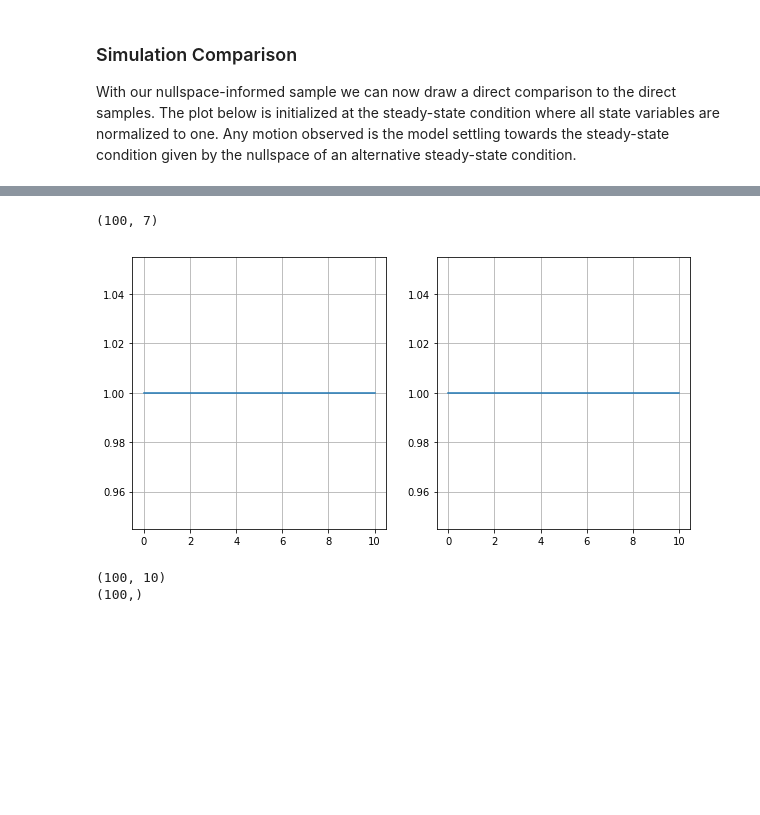
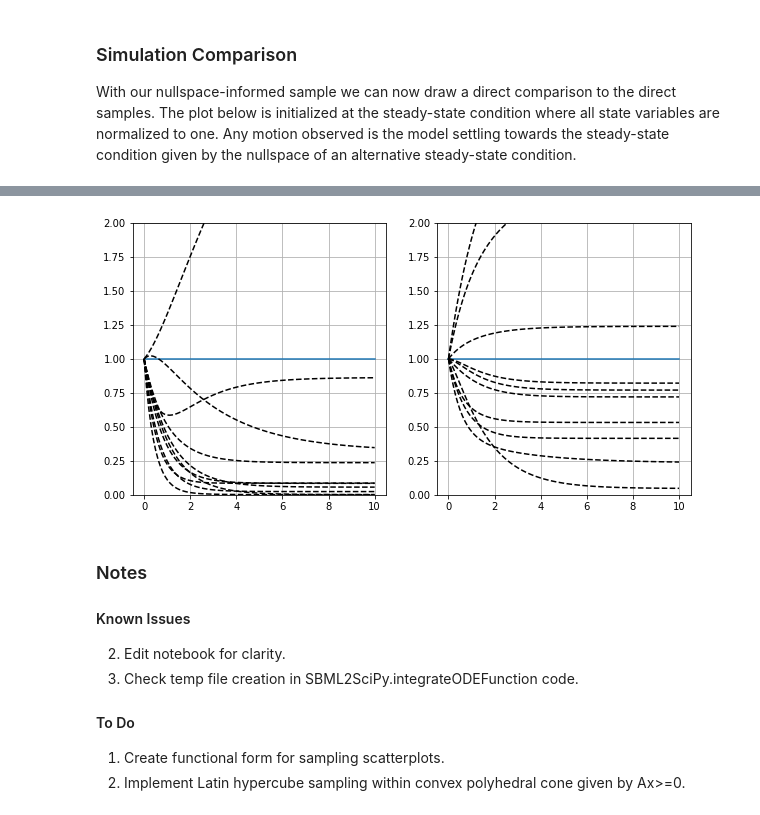
Before and after one commit to mridullpandey/SBML-Analysis-Toolbox, a Jupyter notebook: Signal Mass-Transfer Formulation.ipynb, the cells around one changed output, grey strips where cells are left out. Saved outputs shown, nothing was run; the diff lists cells and outputs as text; code cells hidden in the pictures; blank space fills up the shorter version.

Commit message:
finished initial nullspace-informed sampling method

```diff
--- a/Signal Mass-Transfer Formulation.ipynb
+++ b/Signal Mass-Transfer Formulation.ipynb
@@ -213,7 +212,7 @@ SciPyModel = SBML2SciPy.createNullSpaceFunction( SciPyModel )
 Then we can create a preliminary sample using the direct sampling approach.
 # %%
 # Sample space bounds
-GMin = [-5, -5, -5, 0, 0]
+GMin = [0, 0, 0, 0, 0]
 GMax = [5, 5, 5, 2, 2]
 
 # First Latin-Hypercube Sample
@@ -225,7 +224,7 @@ Finally for each sample, create the respective nullspace matrix using the steady
 import numpy, itertools
 
 # Initialize array to capture output
-KSample = np.empty((NumSamples, 5))
+KSample = numpy.empty((NumSamples, 5))
 
 # Apply nullspace to each presample vector
 for i in range(NumSamples):
@@ -234,7 +233,7 @@ for i in range(NumSamples):
             PreSample[i, :-2].tolist())
 
 # Collect result into vector for comparison
-NullSample = np.concatenate((KSample, PreSample[:, -2:]), axis=1)
+NullSample = numpy.concatenate((KSample, PreSample[:, -2:]), axis=1)
 # %% [markdown]
 #### Sampling Comparison
 
@@ -373,9 +372,9 @@ The number of valid nullspace-informed samples is 0
 Thus to employ the nullspace-informed sampling approach, we must increase the number of samples drawn. While this at first appears to be more computationally expensive than the direct approach, we will see the benefit once we begin to simulate the model. To continue with this comparison, we will draw nullspace-informed samples until we obtain one which falls within our desired sampling domain.
 # %%
 counter = 0
-KSample = np.array([np.inf, np.inf, np.inf, np.inf, np.inf])
+KSample = numpy.ones(5)*numpy.inf
 while counter < 10000:
-    RanSample = np.random.rand(5)
+    RanSample = numpy.random.rand(5)
     ESample = RanSample[3:]
     KSample = SciPyModel.ToolboxFunctions.NullSpaceFunction(
         list(ESample), list(SciPyModel.Species.Value)).dot(list(RanSample[:3]))
@@ -389,7 +388,5 @@ NullSample = numpy.concatenate([KSample.tolist()[0],ESample.tolist()])
 
 print 'It took %s iterations to find one satisfactory condtion.' % int(
     counter + 1)
-print 'NullSample:'
-print str(NullSample)
 # %% [output]
 It took 1 iterations to find one satisfactory condtion.
@@ -407,7 +401,7 @@ SciPyModel.SimulationData.TimeEnd = 10
 SciPyModel.SimulationData.DataPoints = 100
 
 # Initialize a storage array
-yDirect = np.empty((NumSamples, SciPyModel.SimulationData.DataPoints,
+yDirect = numpy.empty((NumSamples, SciPyModel.SimulationData.DataPoints,
                     SciPyModel.Species.Quantity))
 
 # Loop over simulations for each direct parameter sample
@@ -415,10 +409,6 @@ for ix in range(NumSamples):
 
     # Reset parameter values to next direct sample
     SciPyModel.Parameters.Value = DirectSample[ix, :]
-
-    # Simulate given initialization
     SciPyModel = SBML2SciPy.integrateODEFunction(SciPyModel)
-
-    # Capture data from simulation
-    yDirect[i, :, :] = SciPyModel.SimulationData.Deterministic.Data
+    yDirect[ix,:,:] = SciPyModel.SimulationData.Deterministic.Data
 # %% [output]
@@ -441,32 +431,35 @@ ERROR: Unknown error. Unable to remove 1208PMApril232018.py
-# %%
-yNull.shape
-# %% [output]
-(100, 7)
 # %%
 from matplotlib import pyplot as plt
-%matplotlib inline
 
 tVec = numpy.linspace(SciPyModel.SimulationData.TimeStart,
                       SciPyModel.SimulationData.TimeEnd,
                       SciPyModel.SimulationData.DataPoints)
 plt.close()
 
 plt.figure(figsize=(10, 5))
 
 plt.subplot(1, 2, 1)
 plt.plot(tVec, yNull[:,0])
+[plt.plot(tVec, yDirect[i,:,0], 'k--') for i in range(NumSamples)]
+plt.ylim((0,2))
 plt.grid()
 
 plt.subplot(1, 2, 2)
 plt.plot(tVec, yNull[:,1])
+[plt.plot(tVec, yDirect[i,:,1], 'k--') for i in range(NumSamples)]
+plt.ylim((0,2))
 plt.grid()
 
 plt.show()
 # %% [output]
-[figure, old version]
+[figure, new version]
-# %%
-print yDirect[:,:,0].transpose().shape
-print tVec.shape
-# %% [output]
-(100, 10)
-(100,)
+# %% [markdown]
+### Notes
+
+#### Known Issues
+2. Edit notebook for clarity.
+3. Check temp file creation in SBML2SciPy.integrateODEFunction code.
+
+#### To Do
+1. Create functional form for sampling scatterplots.
+2. Implement Latin hypercube sampling within convex polyhedral cone given by Ax>=0.
```
Also changed, not shown: parts of 9 cells of this notebook, 34 other files.
